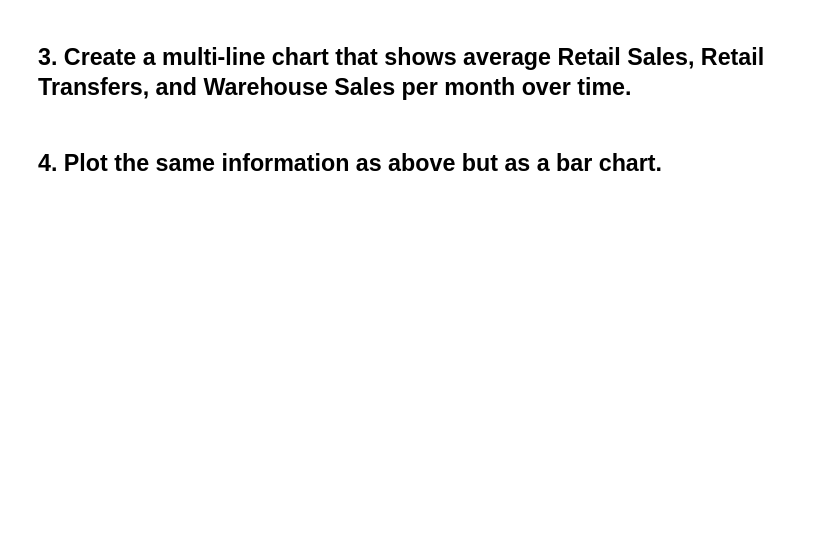
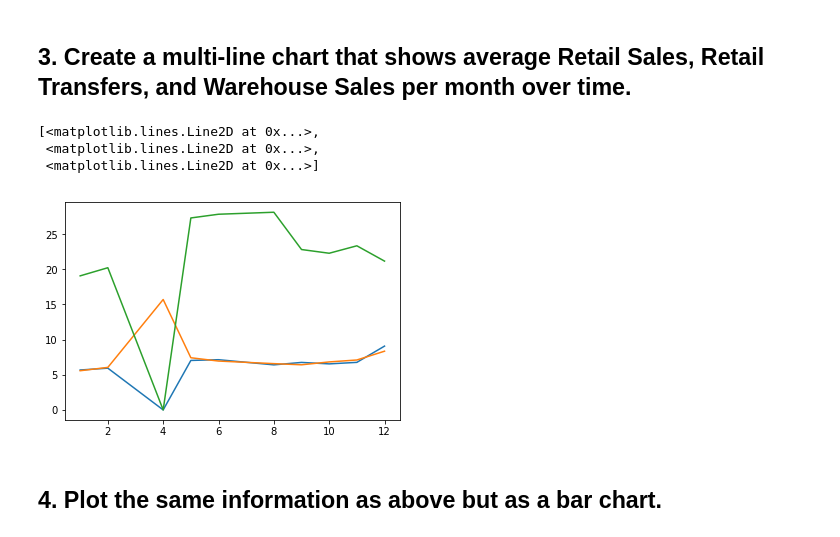
Before and after one commit to carlosmd14/datamad0119, a Jupyter notebook: module-2/lab-plotting-multiple-data-series/your-code/main.ipynb, the cells around one changed output. Drawn from its saved outputs; the diff is of its cells as text; code cells hidden in the pictures; blank space fills up the shorter version.

```diff
--- a/module-2/lab-plotting-multiple-data-series/your-code/main.ipynb
+++ b/module-2/lab-plotting-multiple-data-series/your-code/main.ipynb
@@ -41,4 +41,12 @@ TypeError: nan is not a string
 # %% [markdown]
 ## 3. Create a multi-line chart that shows average Retail Sales, Retail Transfers, and Warehouse Sales per month over time.
+# %%
+chart = data[["RetailSales", "RetailTransfers", "WarehouseSales", "Month"]].groupby(data["Month"]).agg("mean")
+plt.plot(chart.index, chart[["RetailSales", "RetailTransfers", "WarehouseSales"]])
+# %% [output]
+[<matplotlib.lines.Line2D at 0x...>,
+ <matplotlib.lines.Line2D at 0x...>,
+ <matplotlib.lines.Line2D at 0x...>]
+[figure, added]
 # %% [markdown]
 ## 4. Plot the same information as above but as a bar chart.
```
Also changed, not shown: parts of 8 cells of this notebook.
